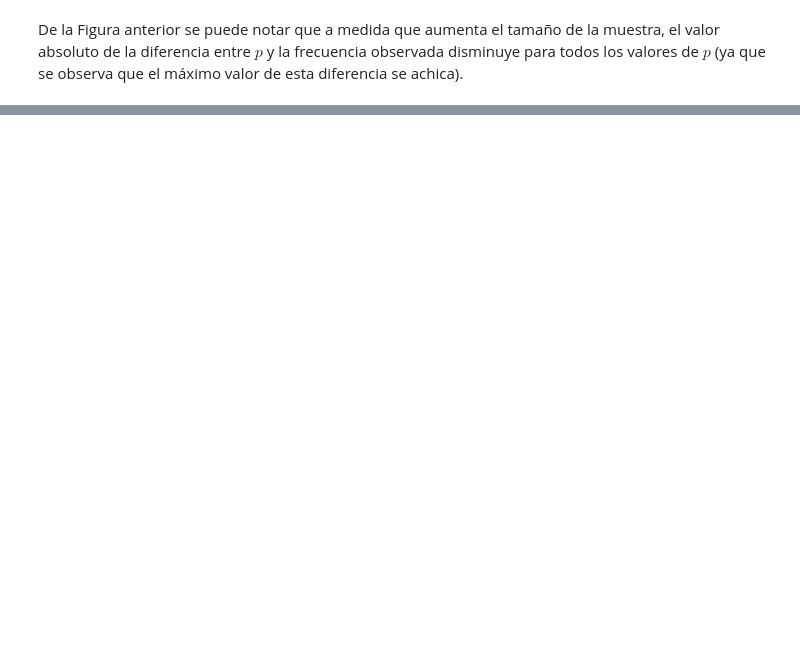
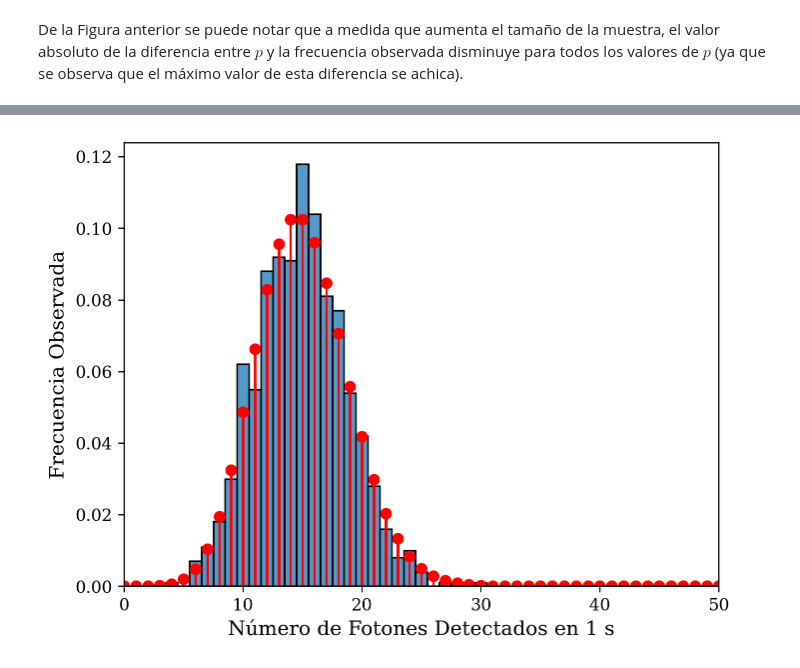
Before and after one commit to agustinbrusco/MEFE, a Jupyter notebook: Código/computacional_1.ipynb, the cells around one changed output, grey strips where cells are left out. Drawn from its saved outputs; the diff is of its cells as text; code cells hidden in the pictures; blank space fills up the shorter version.

```diff
--- a/Código/computacional_1.ipynb
+++ b/Código/computacional_1.ipynb
@@ -59,0 +107,20 @@ y devuelve el número de éxitos.
+# %%
+
+N_experimentos = 1_000
+resultados = np.empty(N_experimentos)
+for experimento in range(N_experimentos):
+    resultados[experimento] = simular_experimentos_bernoulli(
+        subdivisiones, probabilidad_de_emision
+    )
+
+posibles_resultados = np.arange(subdivisiones + 1)
+distribucion_esperada = poisson.pmf(posibles_resultados, subdivisiones*probabilidad_de_emision)
+fig, ax = plt.subplots(1, 1)
+sns.histplot(resultados, ax=ax, stat="probability", discrete=True, element="bars", fill=True, alpha=0.75)
+plt.stem(posibles_resultados, distribucion_esperada, "r", markerfmt="o", basefmt=" ")
+ax.set_xlabel(f"Número de Fotones Detectados en {duracion_experimento} s")
+ax.set_ylabel("Frecuencia Observada")
+ax.set_xlim(0, 50)
+plt.show()
+# %% [output]
+[figure, added]
```
Also changed, not shown: parts of 8 cells of this notebook.
